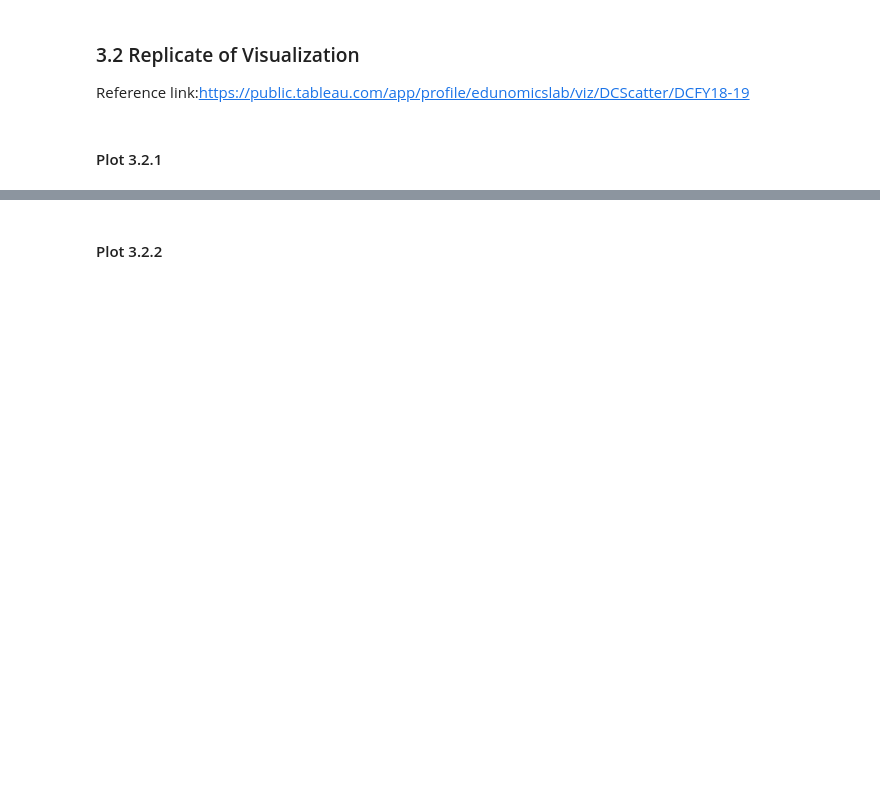
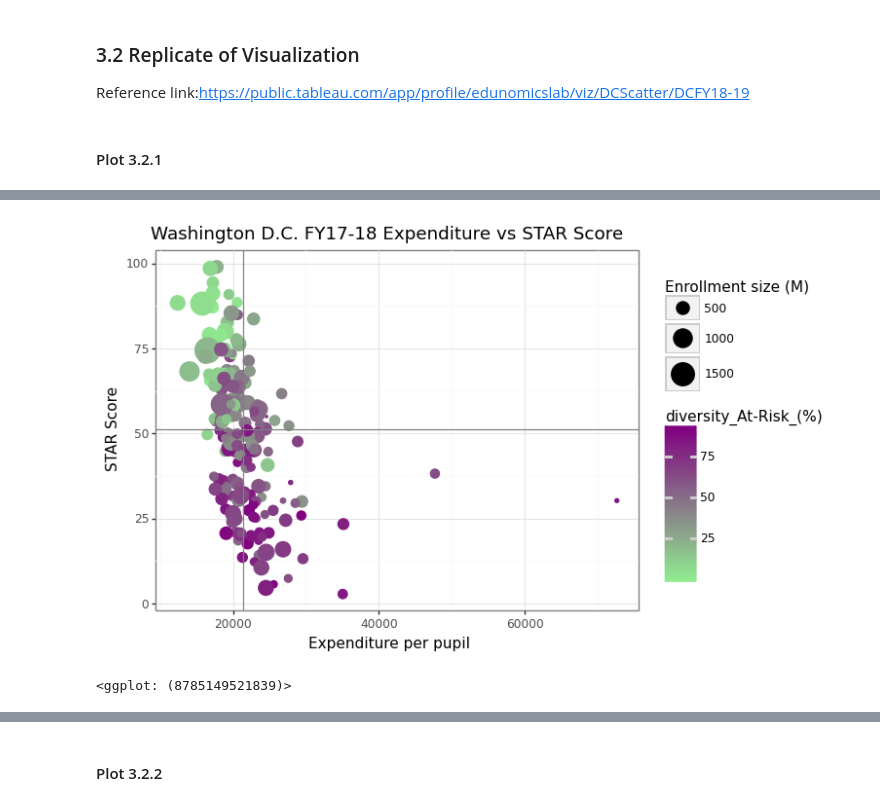
Before and after one commit to shiuanC/DC-Public-Schools-analysis, a Jupyter notebook: code/Ocean_OSSEDC_STAR_EDA.ipynb, the cells around one changed output, grey strips where cells are left out. Cells and saved outputs as stored; diff of their text form; code cells hidden in the pictures; blank space fills up the shorter version.

```diff
--- a/code/Ocean_OSSEDC_STAR_EDA.ipynb
+++ b/code/Ocean_OSSEDC_STAR_EDA.ipynb
@@ -176,2 +179,4 @@ Reference link:https://public.tableau.com/app/profile/edunomicslab/viz/DCScatter
 # %% [markdown]
 #### Plot 3.2.1
+# %%
+Final_data=pd.read_csv("../Dataset/final_data/final_data.csv")
@@ -178,3 +221,20 @@ Reference link:https://public.tableau.com/app/profile/edunomicslab/viz/DCScatter
+# %%
+plot_data_5_1=Final_data.copy()
+plot_data_5_1=
+ggplot(plot_data_5_1,aes(x="pp_total_raw_DC_1819",y="STAR_Score_18"))\
++geom_point(aes(size="enroll_raw_DC_1819",color="diversity_At-Risk_(%)"))\
++geom_vline(xintercept=DC_full_STAR_2018["pp_total_raw_DC"].mean(),color="grey")\
++geom_hline(yintercept=DC_full_STAR_2018["Framework STAR Score"].mean(),color="grey")\
++scale_shape_manual(values=("o","x"))\
++scale_size(range = (.1, 10), name="Enrollment size (M)")\
++labs(title="Washington D.C. FY17-18 Expenditure vs STAR Score ",
+      x="Expenditure per pupil",
+     y="STAR Score")\
++theme_bw()\
++scale_color_gradient(low="lightgreen",high="purple")
+# %% [output]
+[figure, added]
+<ggplot: (8785149521839)>
 # %%
 DC_full_STAR_2018['pp_total_raw_DC']=DC_full_STAR_2018['pp_total_raw_DC'].astype(str).astype(int)
 DC_full_STAR_2018["enroll_raw_DC"]=DC_full_STAR_2018['enroll_raw_DC'].astype(str).astype(int)
```
Also changed, not shown: parts of 11 cells of this notebook, 5 other files.
